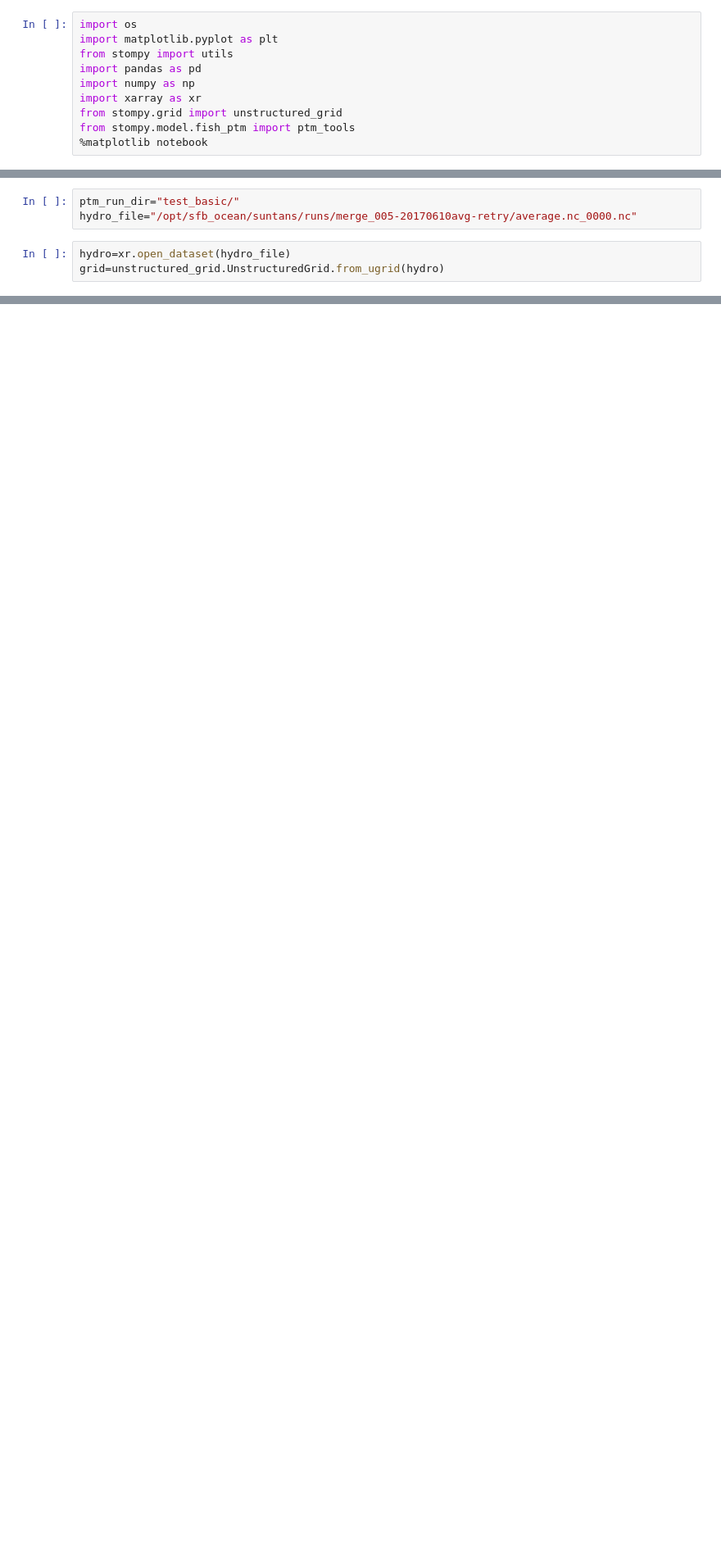
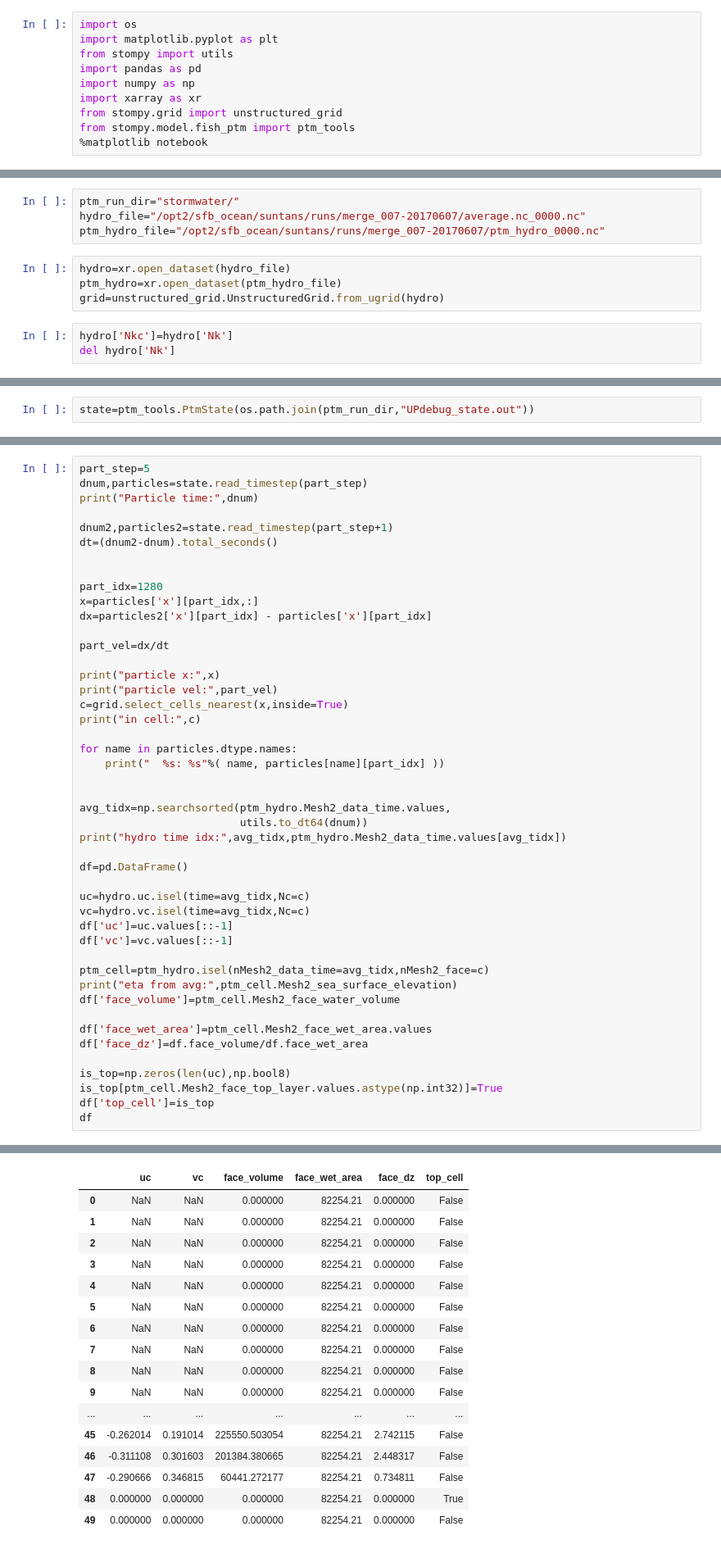
Before and after one commit to rustychris/sfb_ocean, a Jupyter notebook: ptm/basic_plots.ipynb, the cells around one changed output, grey strips where cells are left out. Shown at 82% size. Cells and saved outputs as stored; diff of their text form; blank space fills up the shorter version.

```diff
--- a/ptm/basic_plots.ipynb
+++ b/ptm/basic_plots.ipynb
@@ -11,6 +16,11 @@ from stompy.model.fish_ptm import ptm_tools
 # %%
-ptm_run_dir="test_basic/"
-hydro_file="/opt/sfb_ocean/suntans/runs/merge_005-20170610avg-retry/average.nc_0000.nc"
+ptm_run_dir="stormwater/"
+hydro_file="/opt2/sfb_ocean/suntans/runs/merge_007-20170607/average.nc_0000.nc"
+ptm_hydro_file="/opt2/sfb_ocean/suntans/runs/merge_007-20170607/ptm_hydro_0000.nc"
 # %%
 hydro=xr.open_dataset(hydro_file)
+ptm_hydro=xr.open_dataset(ptm_hydro_file)
 grid=unstructured_grid.UnstructuredGrid.from_ugrid(hydro)
+# %%
+hydro['Nkc']=hydro['Nk']
+del hydro['Nk']
@@ -27,0 +73,2 @@ print(dnum)
+# %%
+state=ptm_tools.PtmState(os.path.join(ptm_run_dir,"UPdebug_state.out"))
@@ -64,0 +120,47 @@ set_timestep(1)
+# %%
+part_step=5
+dnum,particles=state.read_timestep(part_step)
+print("Particle time:",dnum)
+
+dnum2,particles2=state.read_timestep(part_step+1)
+dt=(dnum2-dnum).total_seconds()
+
+
+part_idx=1280
+x=particles['x'][part_idx,:]
+dx=particles2['x'][part_idx] - particles['x'][part_idx]
+
+part_vel=dx/dt
+
+print("particle x:",x)
+print("particle vel:",part_vel)
+c=grid.select_cells_nearest(x,inside=True)
+print("in cell:",c)
+
+for name in particles.dtype.names:
+    print("  %s: %s"%( name, particles[name][part_idx] ))
+
+
+avg_tidx=np.searchsorted(ptm_hydro.Mesh2_data_time.values,
+                         utils.to_dt64(dnum))
+print("hydro time idx:",avg_tidx,ptm_hydro.Mesh2_data_time.values[avg_tidx])
+
+df=pd.DataFrame()
+
+uc=hydro.uc.isel(time=avg_tidx,Nc=c)
+vc=hydro.vc.isel(time=avg_tidx,Nc=c)
+df['uc']=uc.values[::-1]
+df['vc']=vc.values[::-1]
+
+ptm_cell=ptm_hydro.isel(nMesh2_data_time=avg_tidx,nMesh2_face=c)
+print("eta from avg:",ptm_cell.Mesh2_sea_surface_elevation)
+df['face_volume']=ptm_cell.Mesh2_face_water_volume
+
+df['face_wet_area']=ptm_cell.Mesh2_face_wet_area.values
+df['face_dz']=df.face_volume/df.face_wet_area
+
+is_top=np.zeros(len(uc),np.bool8)
+is_top[ptm_cell.Mesh2_face_top_layer.values.astype(np.int32)]=True
+df['top_cell']=is_top
+df
+# %% [output]
@@ -64,0 +184,17 @@ set_timestep(1)
+|  | uc | vc | face_volume | face_wet_area | face_dz | top_cell |
+| 0 | NaN | NaN | 0.000000 | 82254.21 | 0.000000 | False |
+| 1 | NaN | NaN | 0.000000 | 82254.21 | 0.000000 | False |
+| 2 | NaN | NaN | 0.000000 | 82254.21 | 0.000000 | False |
+| 3 | NaN | NaN | 0.000000 | 82254.21 | 0.000000 | False |
+| 4 | NaN | NaN | 0.000000 | 82254.21 | 0.000000 | False |
+| 5 | NaN | NaN | 0.000000 | 82254.21 | 0.000000 | False |
+| 6 | NaN | NaN | 0.000000 | 82254.21 | 0.000000 | False |
+| 7 | NaN | NaN | 0.000000 | 82254.21 | 0.000000 | False |
+| 8 | NaN | NaN | 0.000000 | 82254.21 | 0.000000 | False |
+| 9 | NaN | NaN | 0.000000 | 82254.21 | 0.000000 | False |
+| ... | ... | ... | ... | ... | ... | ... |
+| 45 | -0.262014 | 0.191014 | 225550.503054 | 82254.21 | 2.742115 | False |
+| 46 | -0.311108 | 0.301603 | 201384.380665 | 82254.21 | 2.448317 | False |
+| 47 | -0.290666 | 0.346815 | 60441.272177 | 82254.21 | 0.734811 | False |
+| 48 | 0.000000 | 0.000000 | 0.000000 | 82254.21 | 0.000000 | True |
+| 49 | 0.000000 | 0.000000 | 0.000000 | 82254.21 | 0.000000 | False |
```
Also changed, not shown: parts of 35 cells of this notebook, 12 other files.
